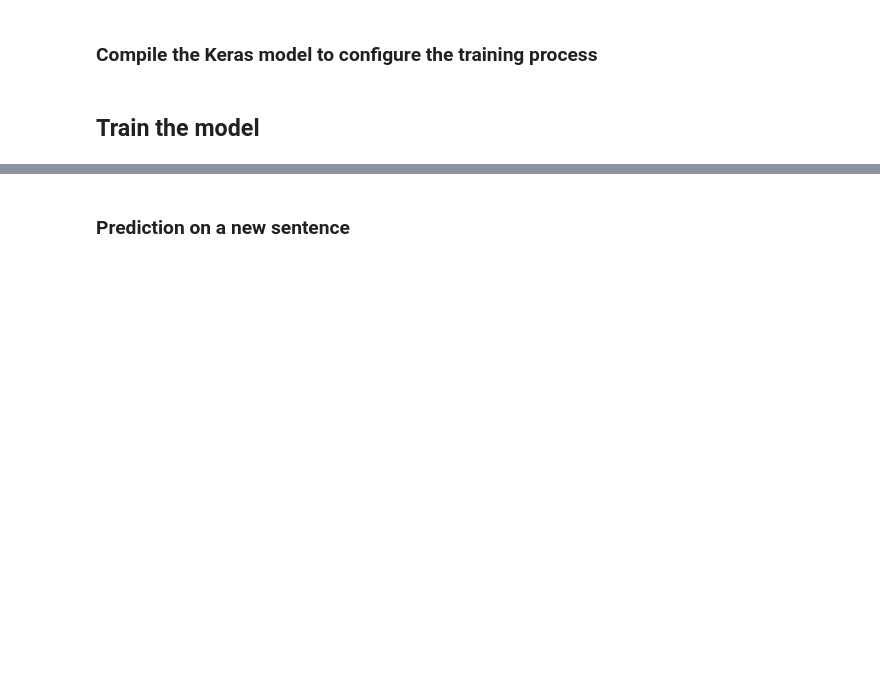
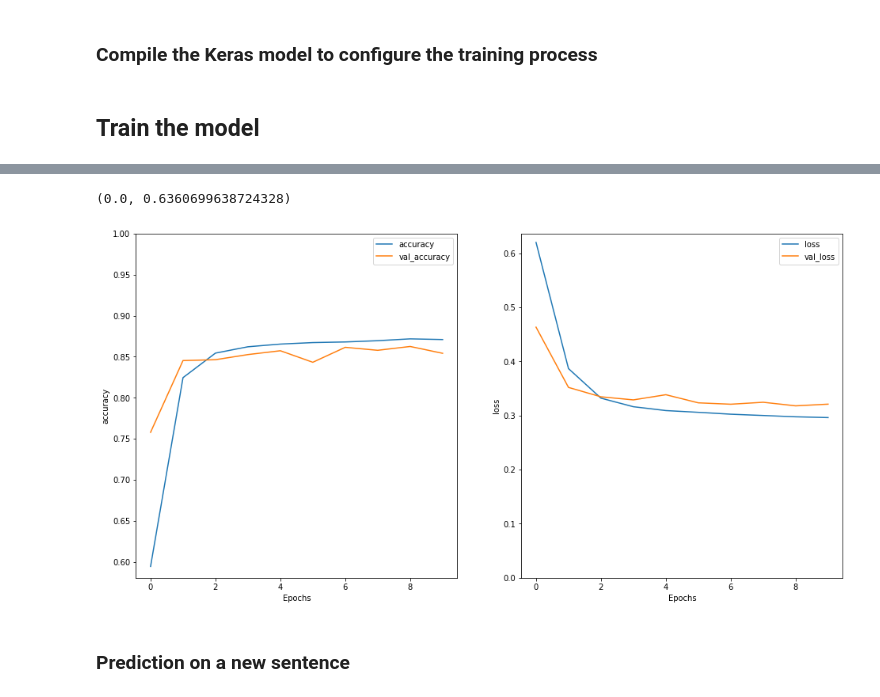
Before and after one commit to faustofcjr/artificial-intelligence, a Jupyter notebook: examples/deep-learning/rnn/text_classification_sentiment_analysis.ipynb, the cells around one changed output, grey strips where cells are left out. Drawn from its saved outputs; the diff is of its cells as text; code cells hidden in the pictures; blank space fills up the shorter version.

```diff
--- a/examples/deep-learning/rnn/text_classification_sentiment_analysis.ipynb
+++ b/examples/deep-learning/rnn/text_classification_sentiment_analysis.ipynb
@@ -152,12 +218,15 @@ print("Test Accuracy:", test_acc)
 # %%
 plt.figure(figsize=(16, 8))
 plt.subplot(1, 2, 1)
-plot_graphs(history, 'accuracy')
+plot_history_metric(history, 'accuracy')
 plt.ylim(None, 1)
 
 plt.subplot(1, 2, 2)
-plot_graphs(history, 'loss')
+plot_history_metric(history, 'loss')
 plt.ylim(0, None)
+# %% [output]
+(0.0, 0.6360699638724328)
+[figure, added]
 # %% [markdown]
 ### Prediction on a new sentence
 # %%
```
Also changed, not shown: parts of 20 cells of this notebook.
